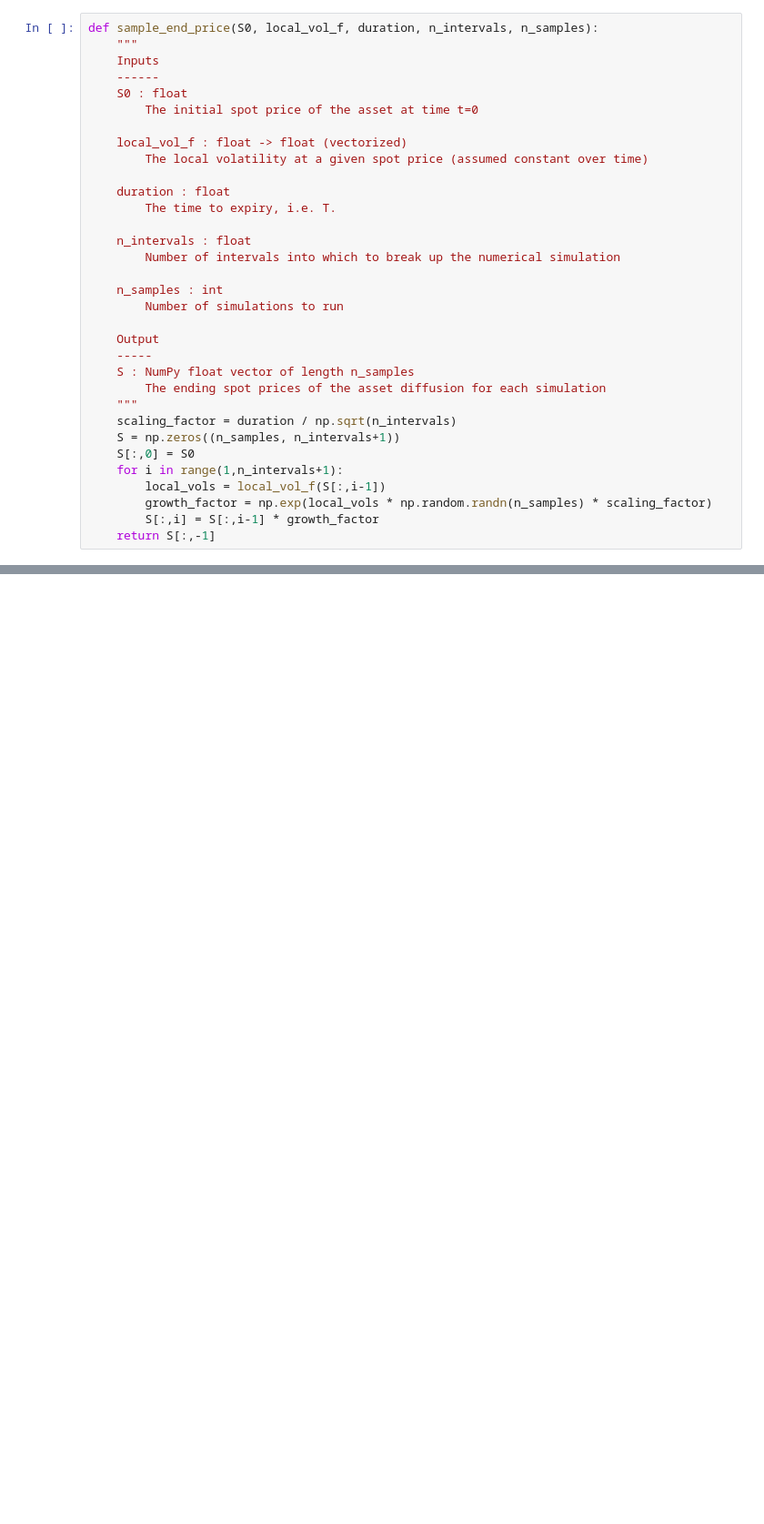
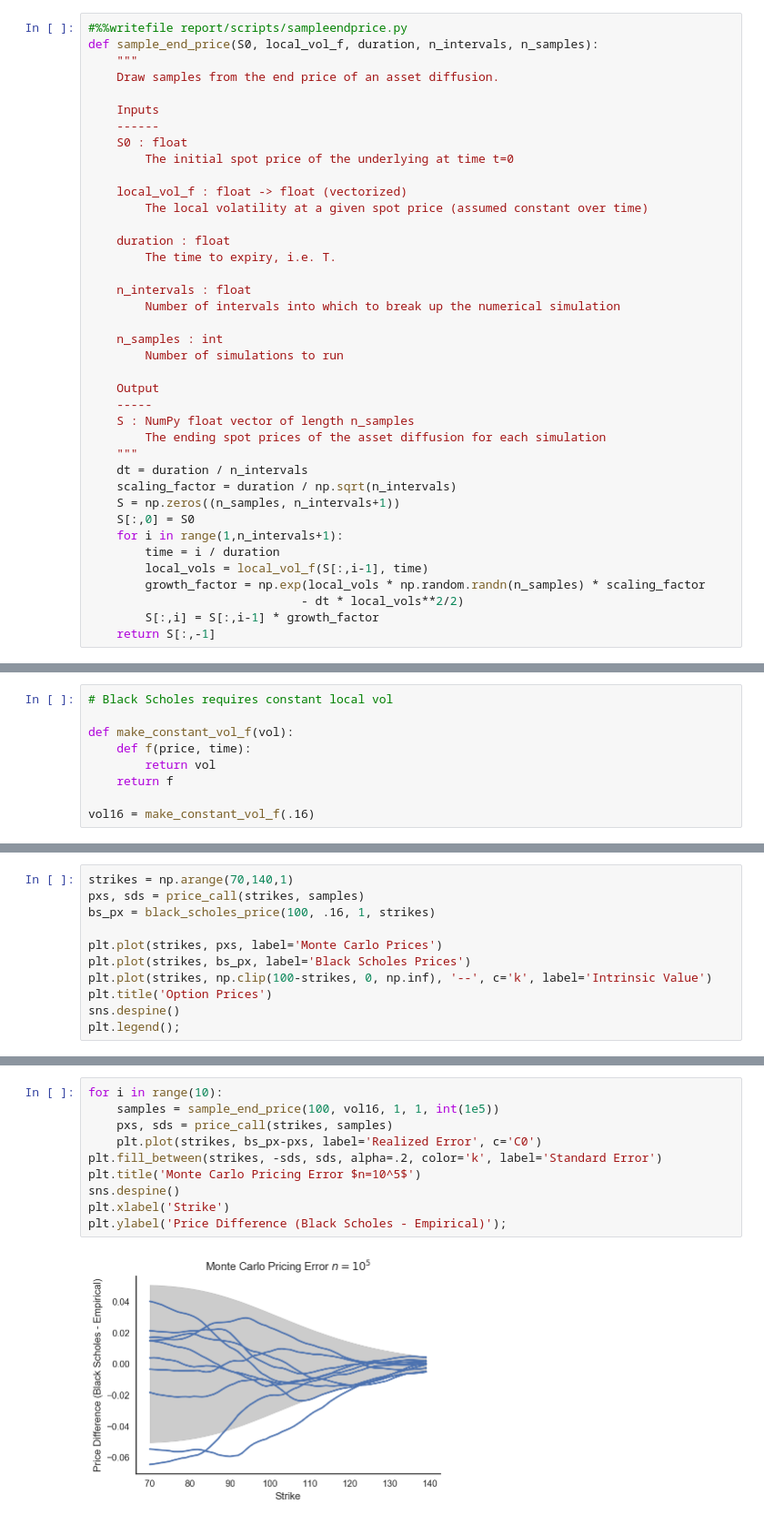
Before and after one commit to frtennis1/am205-options, a Jupyter notebook: 2017-11-23_FR_Monte Carlo Pricer.ipynb, the cells around one changed output, grey strips where cells are left out. Shown: that part at 91% size. Cells and saved outputs as stored; diff of their text form; blank space fills up the shorter version.

Commit message:
Fleshed out Monte Carlo pricer.

```diff
--- a/2017-11-23_FR_Monte Carlo Pricer.ipynb
+++ b/2017-11-23_FR_Monte Carlo Pricer.ipynb
@@ -7,10 +18,13 @@ import matplotlib.pyplot as plt
 # %%
+#%%writefile report/scripts/sampleendprice.py
 def sample_end_price(S0, local_vol_f, duration, n_intervals, n_samples):
     """
+    Draw samples from the end price of an asset diffusion.
+
     Inputs
     ------
     S0 : float
-        The initial spot price of the asset at time t=0
+        The initial spot price of the underlying at time t=0
 
     local_vol_f : float -> float (vectorized)
         The local volatility at a given spot price (assumed constant over time)
@@ -29,11 +43,14 @@ def sample_end_price(S0, local_vol_f, duration, n_intervals, n_samples):
     S : NumPy float vector of length n_samples
         The ending spot prices of the asset diffusion for each simulation
     """
+    dt = duration / n_intervals
     scaling_factor = duration / np.sqrt(n_intervals)
     S = np.zeros((n_samples, n_intervals+1))
     S[:,0] = S0
     for i in range(1,n_intervals+1):
-        local_vols = local_vol_f(S[:,i-1])
-        growth_factor = np.exp(local_vols * np.random.randn(n_samples) * scaling_factor)
+        time = i / duration
+        local_vols = local_vol_f(S[:,i-1], time)
+        growth_factor = np.exp(local_vols * np.random.randn(n_samples) * scaling_factor
+                              - dt * local_vols**2/2)
         S[:,i] = S[:,i-1] * growth_factor
     return S[:,-1]
@@ -60,0 +115,9 @@ plt.hist(100*np.random.lognormal(sigma=.16, size=100000))
+# %%
+# Black Scholes requires constant local vol
+
+def make_constant_vol_f(vol):
+    def f(price, time):
+        return vol
+    return f
+
+vol16 = make_constant_vol_f(.16)
@@ -60,0 +144,11 @@ plt.hist(100*np.random.lognormal(sigma=.16, size=100000))
+# %%
+strikes = np.arange(70,140,1)
+pxs, sds = price_call(strikes, samples)
+bs_px = black_scholes_price(100, .16, 1, strikes)
+
+plt.plot(strikes, pxs, label='Monte Carlo Prices')
+plt.plot(strikes, bs_px, label='Black Scholes Prices')
+plt.plot(strikes, np.clip(100-strikes, 0, np.inf), '--', c='k', label='Intrinsic Value')
+plt.title('Option Prices')
+sns.despine()
+plt.legend();
@@ -60,0 +157,12 @@ plt.hist(100*np.random.lognormal(sigma=.16, size=100000))
+# %%
+for i in range(10):
+    samples = sample_end_price(100, vol16, 1, 1, int(1e5))
+    pxs, sds = price_call(strikes, samples)
+    plt.plot(strikes, bs_px-pxs, label='Realized Error', c='C0')
+plt.fill_between(strikes, -sds, sds, alpha=.2, color='k', label='Standard Error')
+plt.title('Monte Carlo Pricing Error $n=10^5$')
+sns.despine()
+plt.xlabel('Strike')
+plt.ylabel('Price Difference (Black Scholes - Empirical)');
+# %% [output]
+[figure, added]
```
Also changed, not shown: parts of 30 cells of this notebook, 4 other files.
